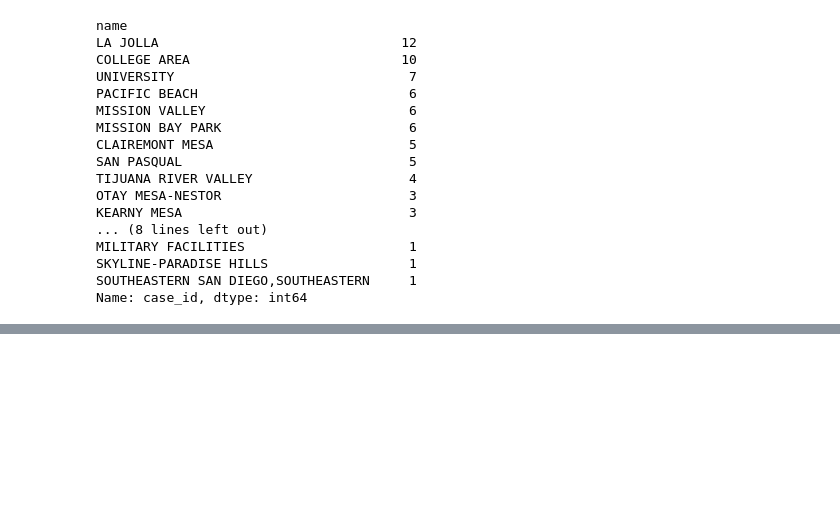
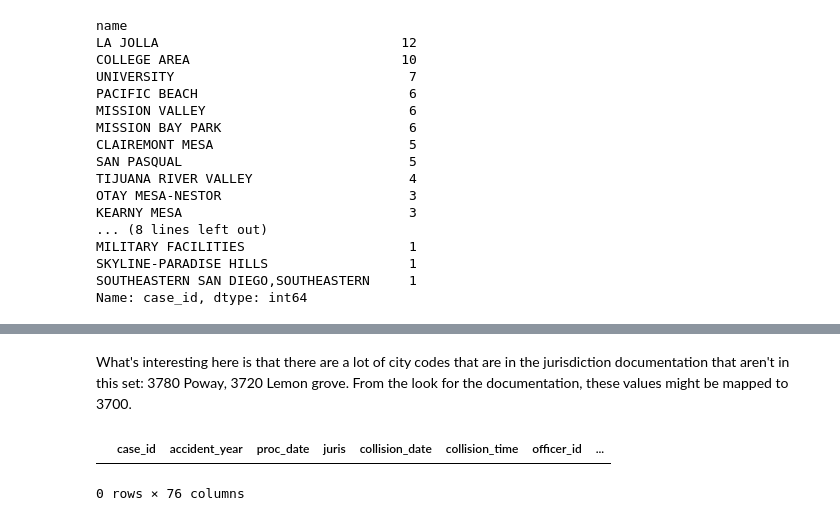
Before and after one commit to SDRDLAnalysts/data-projects, a Jupyter notebook: iswitrs.chp.ca.gov-collisions-2014_2016/notebooks/Accidents By Community.ipynb, the cells around one changed output, grey strips where cells are left out. Cells and saved outputs as stored; diff of their text form; code cells hidden in the pictures; blank space fills up the shorter version.

```diff
--- a/iswitrs.chp.ca.gov-collisions-2014_2016/notebooks/Accidents By Community.ipynb
+++ b/iswitrs.chp.ca.gov-collisions-2014_2016/notebooks/Accidents By Community.ipynb
@@ -124,0 +167,7 @@ Name: case_id, dtype: int64
+# %% [markdown]
+What's interesting here is that there are a lot of city codes that are in the jurisdiction documentation that aren't in this set: 3780 Poway, 3720 Lemon grove. From the look for the documentation, these values might be mapped to 3700.
+# %%
+col[col.juris == '3720']
+# %% [output]
+|  | case_id | accident_year | proc_date | juris | collision_date | collision_time | officer_id | ... |
+0 rows × 76 columns
```
Also changed, not shown: parts of 6 cells of this notebook, 3 other files.
